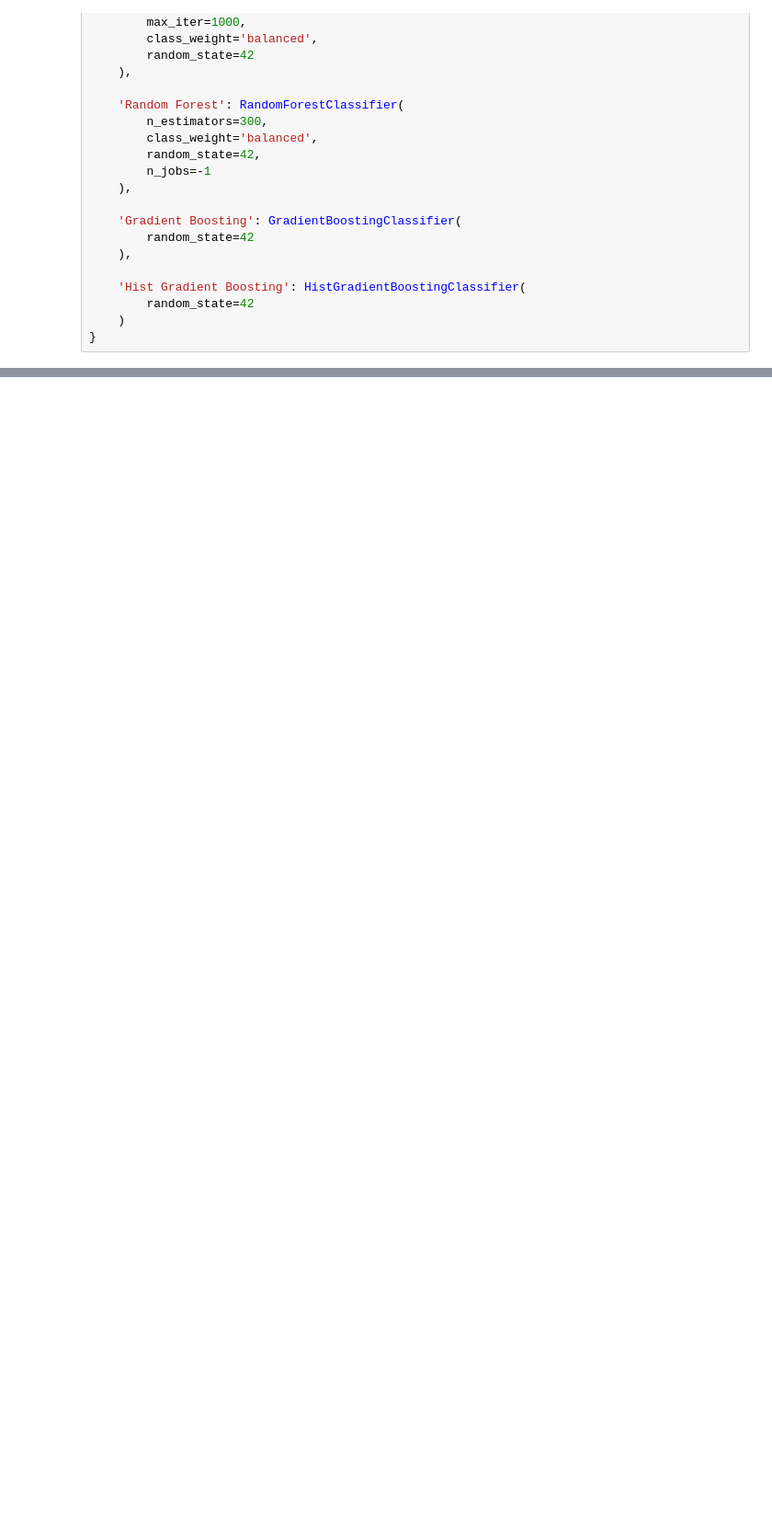
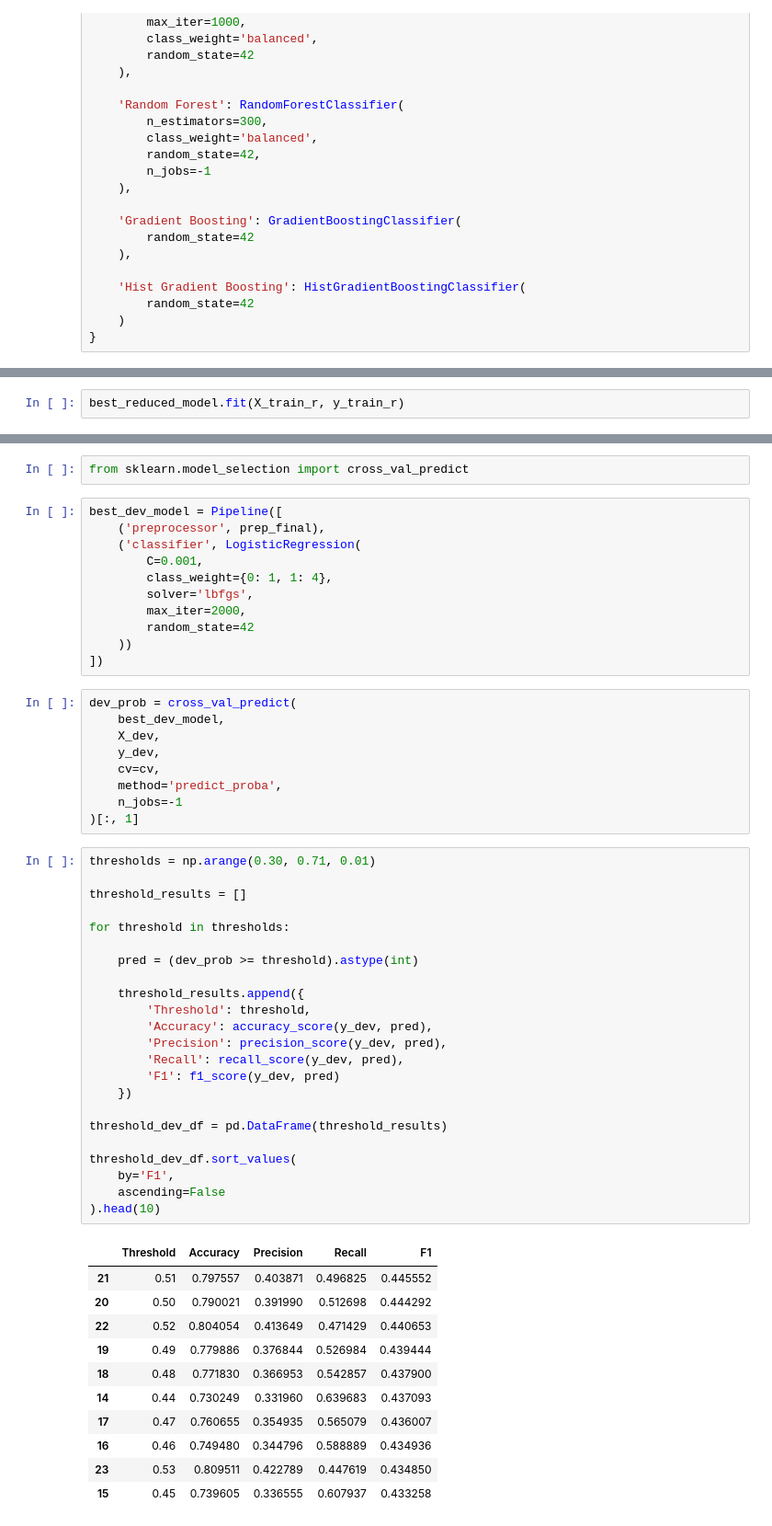
Before and after one commit to Muzammil-Ansari-17/Depression_Risk_Prediction, a Jupyter notebook: DRP.ipynb, the cells around one changed output, grey strips where cells are left out. Shown at 92% size. Drawn from its saved outputs; the diff is of its cells as text; blank space fills up the shorter version.

```diff
--- a/DRP.ipynb
+++ b/DRP.ipynb
@@ -650,0 +1243,2 @@ models = {
+# %%
+best_reduced_model.fit(X_train_r, y_train_r)
@@ -650,0 +1401,57 @@ models = {
+# %%
+from sklearn.model_selection import cross_val_predict
+# %%
+best_dev_model = Pipeline([
+    ('preprocessor', prep_final),
+    ('classifier', LogisticRegression(
+        C=0.001,
+        class_weight={0: 1, 1: 4},
+        solver='lbfgs',
+        max_iter=2000,
+        random_state=42
+    ))
+])
+# %%
+dev_prob = cross_val_predict(
+    best_dev_model,
+    X_dev,
+    y_dev,
+    cv=cv,
+    method='predict_proba',
+    n_jobs=-1
+)[:, 1]
+# %%
+thresholds = np.arange(0.30, 0.71, 0.01)
+
+threshold_results = []
+
+for threshold in thresholds:
+
+    pred = (dev_prob >= threshold).astype(int)
+
+    threshold_results.append({
+        'Threshold': threshold,
+        'Accuracy': accuracy_score(y_dev, pred),
+        'Precision': precision_score(y_dev, pred),
+        'Recall': recall_score(y_dev, pred),
+        'F1': f1_score(y_dev, pred)
+    })
+
+threshold_dev_df = pd.DataFrame(threshold_results)
+
+threshold_dev_df.sort_values(
+    by='F1',
+    ascending=False
+).head(10)
+# %% [output]
+|  | Threshold | Accuracy | Precision | Recall | F1 |
+| 21 | 0.51 | 0.797557 | 0.403871 | 0.496825 | 0.445552 |
+| 20 | 0.50 | 0.790021 | 0.391990 | 0.512698 | 0.444292 |
+| 22 | 0.52 | 0.804054 | 0.413649 | 0.471429 | 0.440653 |
+| 19 | 0.49 | 0.779886 | 0.376844 | 0.526984 | 0.439444 |
+| 18 | 0.48 | 0.771830 | 0.366953 | 0.542857 | 0.437900 |
+| 14 | 0.44 | 0.730249 | 0.331960 | 0.639683 | 0.437093 |
+| 17 | 0.47 | 0.760655 | 0.354935 | 0.565079 | 0.436007 |
+| 16 | 0.46 | 0.749480 | 0.344796 | 0.588889 | 0.434936 |
+| 23 | 0.53 | 0.809511 | 0.422789 | 0.447619 | 0.434850 |
+| 15 | 0.45 | 0.739605 | 0.336555 | 0.607937 | 0.433258 |
```
Also changed, not shown: parts of 67 cells of this notebook.
